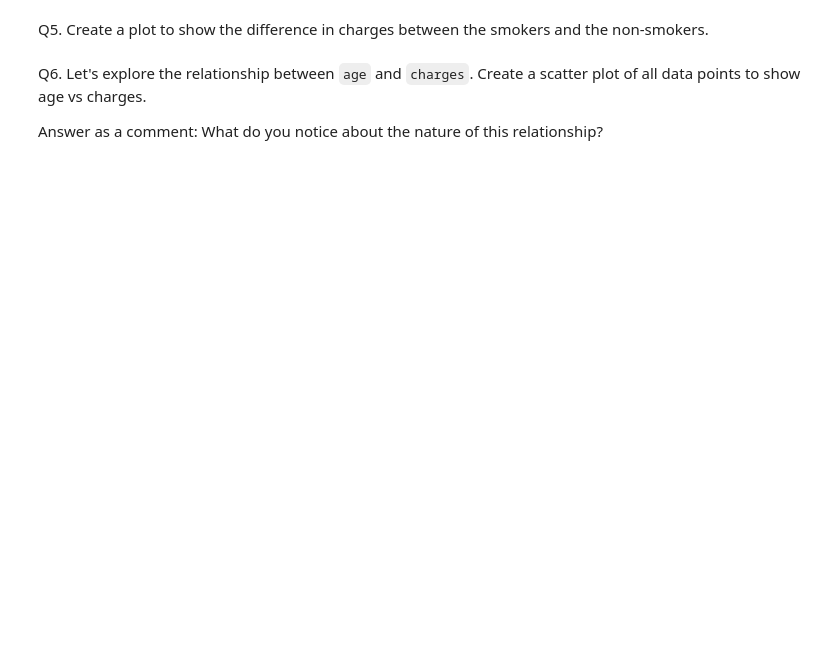
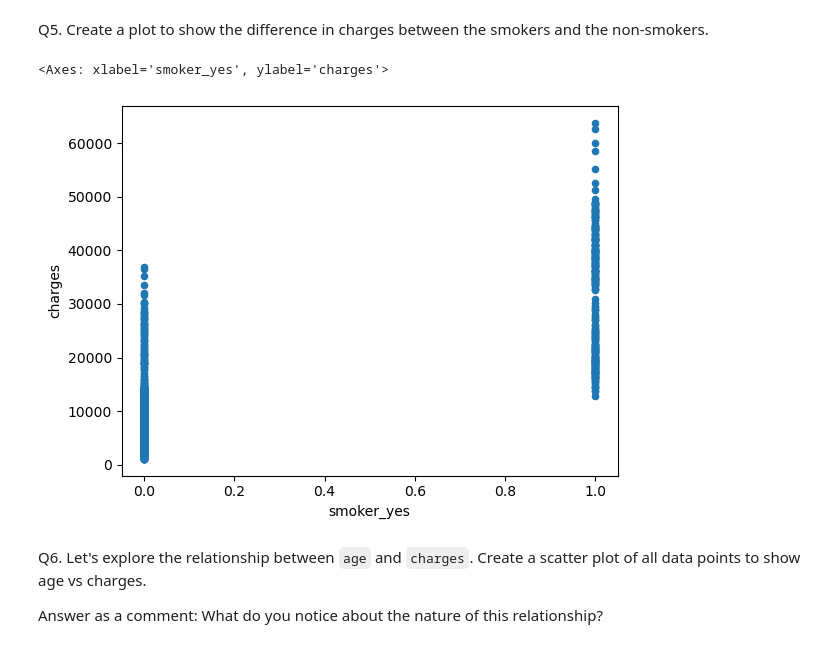
Before and after one commit to aJimenez19037/CS363M-HW, a Jupyter notebook: HW3-2/Assignment3.ipynb, the cells around one changed output. Cells and saved outputs as stored; diff of their text form; code cells hidden in the pictures; blank space fills up the shorter version.

```diff
--- a/HW3-2/Assignment3.ipynb
+++ b/HW3-2/Assignment3.ipynb
@@ -23,3 +23,6 @@ Estimates from this model can be used to then determine how much to charge each
 Q1. Read the dataset from 'medical-charges.txt' into a Pandas Dataframe. Display the head of the dataset. There should be 1338 rows and 7 columns. The target column (y) is the `charges` column.
 # %%
 # your code goes here
+df = pd.read_csv("medical-charges.txt")
+df.head()
+#print(len(df), len(df.columns))
@@ -31,3 +41,6 @@ Q2. Notice that there are several categorical columns. You'll need to transform
 * Display the head of the dataframe.
 # %%
 # your code goes here
+df = pd.get_dummies(df, columns=["sex"], drop_first=True)
+df = pd.get_dummies(df, columns=['smoker'], drop_first=True)
+df.head()
@@ -35,3 +55,5 @@ Q2. Notice that there are several categorical columns. You'll need to transform
 Q3. Now one-hot encode the `region` feature by again using `get_dummies()`, but this time, even though we could drop one column, let's go ahead and explicitly keep all 4 values as columns (i.e. drop_first should be set to False). Display the head of the resulting dataframe.
 # %%
 # your code goes here
+df = pd.get_dummies(df, columns=['region'], drop_first=False)
+df.head()
@@ -45,6 +95,10 @@ Answer as a comment: Do you see any features with a strong correlation to the ta
 Q5. Create a plot to show the difference in charges between the smokers and the non-smokers.
 # %%
 # your code goes here
+df.plot.scatter(x='smoker_yes', y='charges')
+# %% [output]
+<Axes: xlabel='smoker_yes', ylabel='charges'>
+[figure, added]
 # %% [markdown]
 Q6. Let's explore the relationship between `age` and `charges`. Create a scatter plot of all data points to show age vs charges.
 
```
Also changed, not shown: parts of 17 cells of this notebook.
